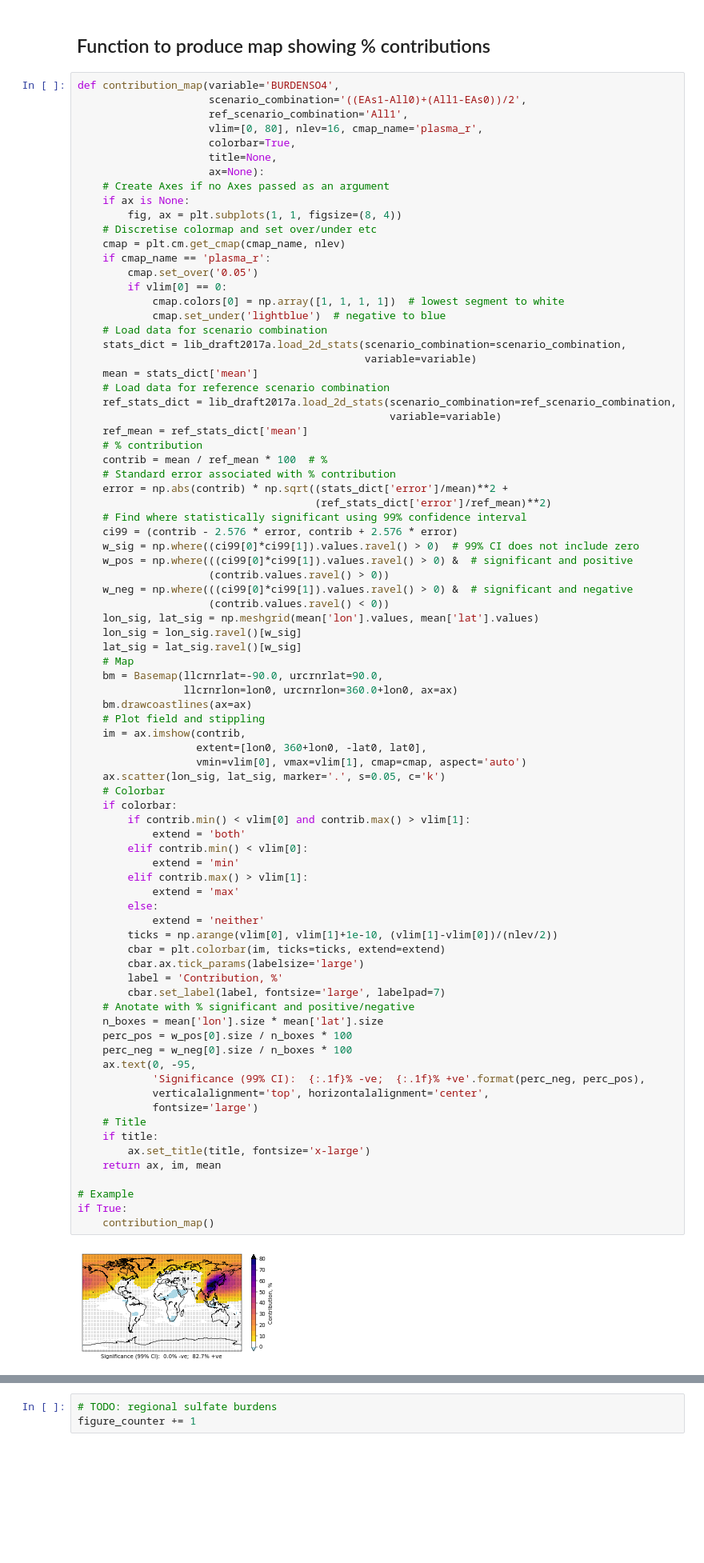
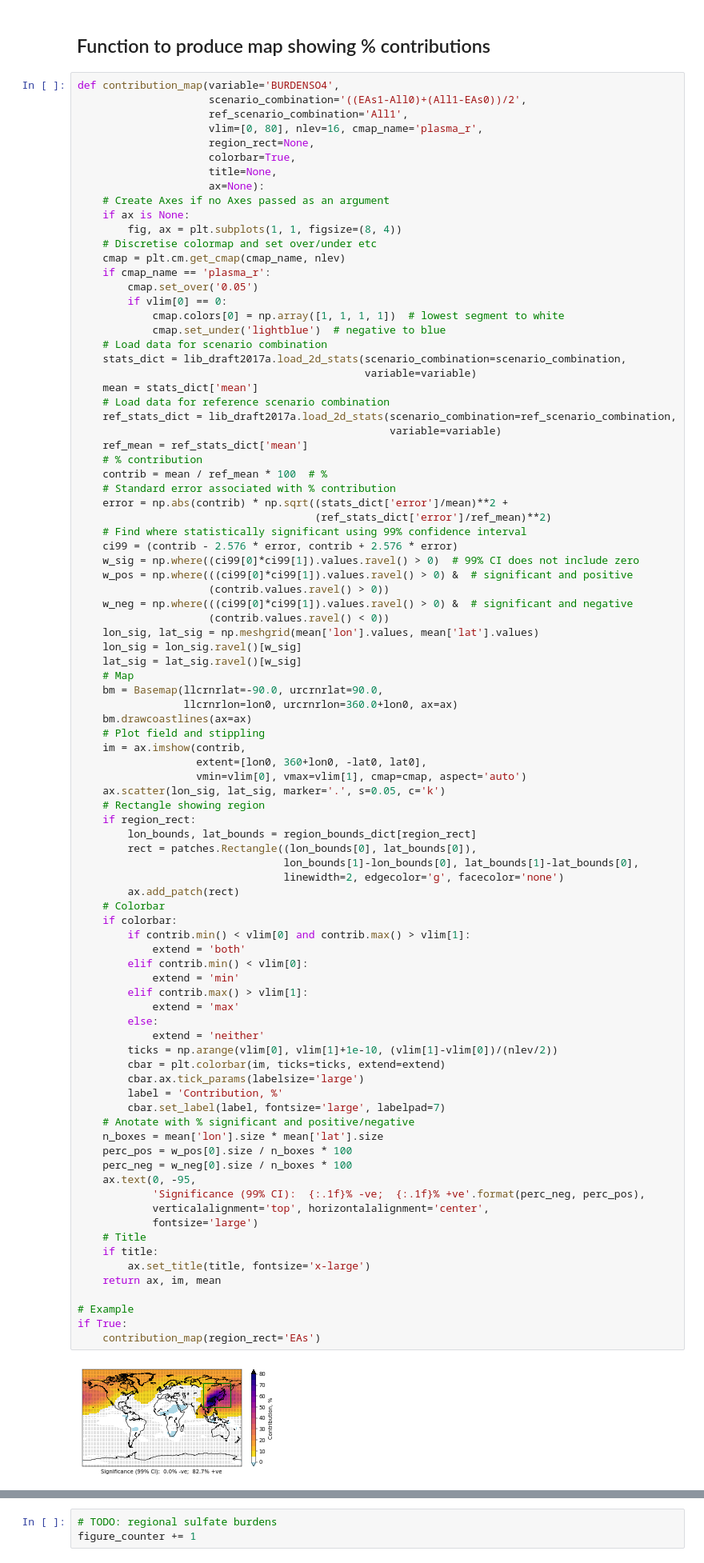
Before and after one commit to grandey/draft2017a-region-rfp, a Jupyter notebook: figures_draft2017a.ipynb, the cells around one changed output, grey strips where cells are left out. Shown at 80% size. Drawn from its saved outputs; the diff is of its cells as text; blank space fills up the shorter version.

Commit message:
figures_draft2017a.ipynb contribution_map(): adding region_rect option

```diff
--- a/figures_draft2017a.ipynb
+++ b/figures_draft2017a.ipynb
@@ -871,6 +872,7 @@ def contribution_map(variable='BURDENSO4',
                      scenario_combination='((EAs1-All0)+(All1-EAs0))/2',
                      ref_scenario_combination='All1',
                      vlim=[0, 80], nlev=16, cmap_name='plasma_r',
+                     region_rect=None,
                      colorbar=True,
                      title=None,
                      ax=None):
@@ -916,39 +918,46 @@ def contribution_map(variable='BURDENSO4',
                    extent=[lon0, 360+lon0, -lat0, lat0],
                    vmin=vlim[0], vmax=vlim[1], cmap=cmap, aspect='auto')
     ax.scatter(lon_sig, lat_sig, marker='.', s=0.05, c='k')
+    # Rectangle showing region
+    if region_rect:
+        lon_bounds, lat_bounds = region_bounds_dict[region_rect]
+        rect = patches.Rectangle((lon_bounds[0], lat_bounds[0]),
+                                 lon_bounds[1]-lon_bounds[0], lat_bounds[1]-lat_bounds[0],
+                                 linewidth=2, edgecolor='g', facecolor='none')
+        ax.add_patch(rect)
     # Colorbar
     if colorbar:
         if contrib.min() < vlim[0] and contrib.max() > vlim[1]:
             extend = 'both'
         elif contrib.min() < vlim[0]:
             extend = 'min'
         elif contrib.max() > vlim[1]:
             extend = 'max'
         else:
             extend = 'neither'
         ticks = np.arange(vlim[0], vlim[1]+1e-10, (vlim[1]-vlim[0])/(nlev/2))
         cbar = plt.colorbar(im, ticks=ticks, extend=extend)
         cbar.ax.tick_params(labelsize='large')
         label = 'Contribution, %'
         cbar.set_label(label, fontsize='large', labelpad=7)
     # Anotate with % significant and positive/negative
     n_boxes = mean['lon'].size * mean['lat'].size
     perc_pos = w_pos[0].size / n_boxes * 100
     perc_neg = w_neg[0].size / n_boxes * 100
     ax.text(0, -95,
             'Significance (99% CI):  {:.1f}% -ve;  {:.1f}% +ve'.format(perc_neg, perc_pos),
             verticalalignment='top', horizontalalignment='center',
             fontsize='large')
     # Title
     if title:
         ax.set_title(title, fontsize='x-large')
     return ax, im, mean
 
 # Example
 if True:
-    contribution_map()
+    contribution_map(region_rect='EAs')
 # %% [output]
-[figure, old version]
+[figure, new version]
 # %% [markdown]
 ## Results figures for main manuscript
 Fig. 1, the map of the regions, is produced above.
```
Also changed, not shown: parts of 3 cells of this notebook.
